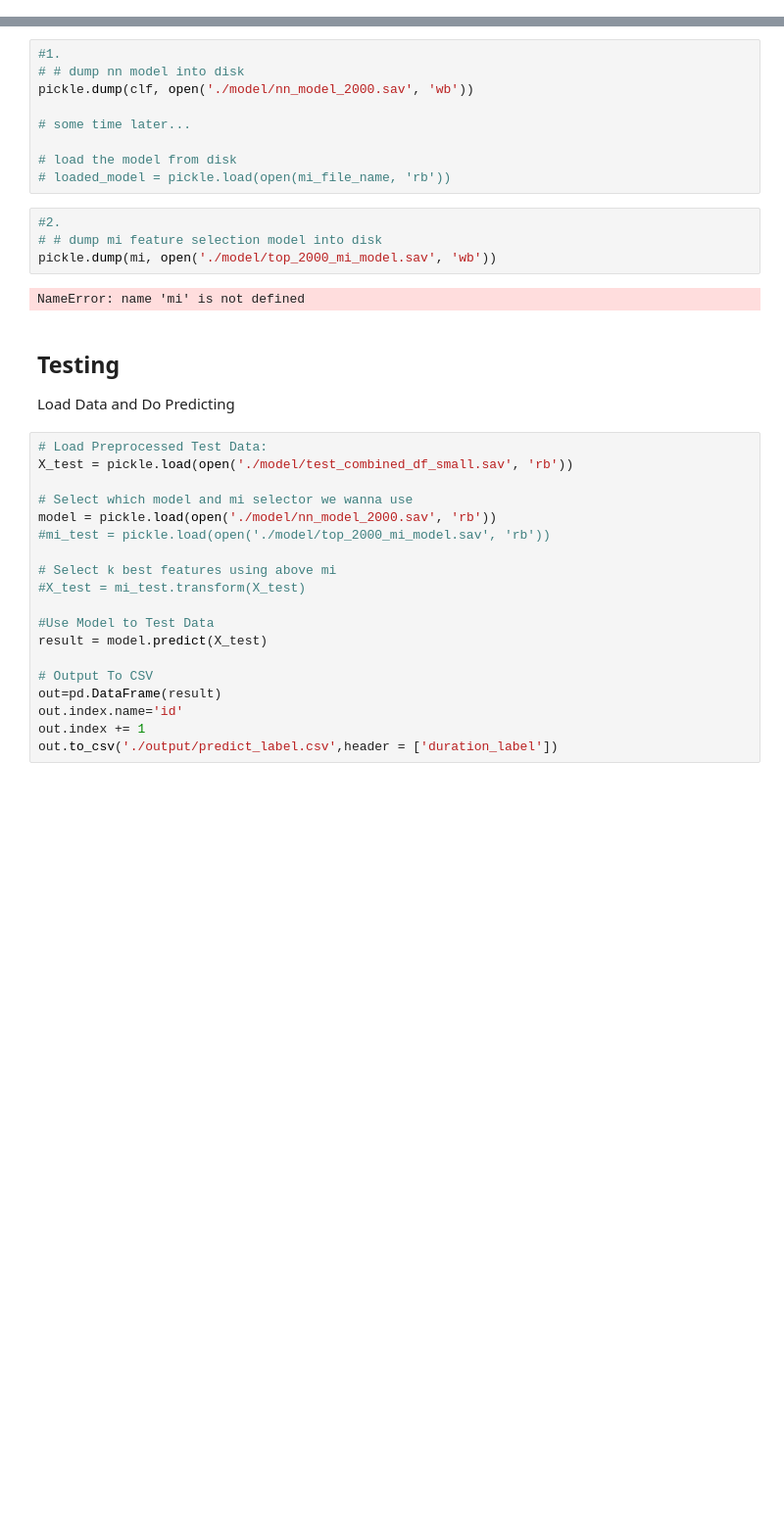
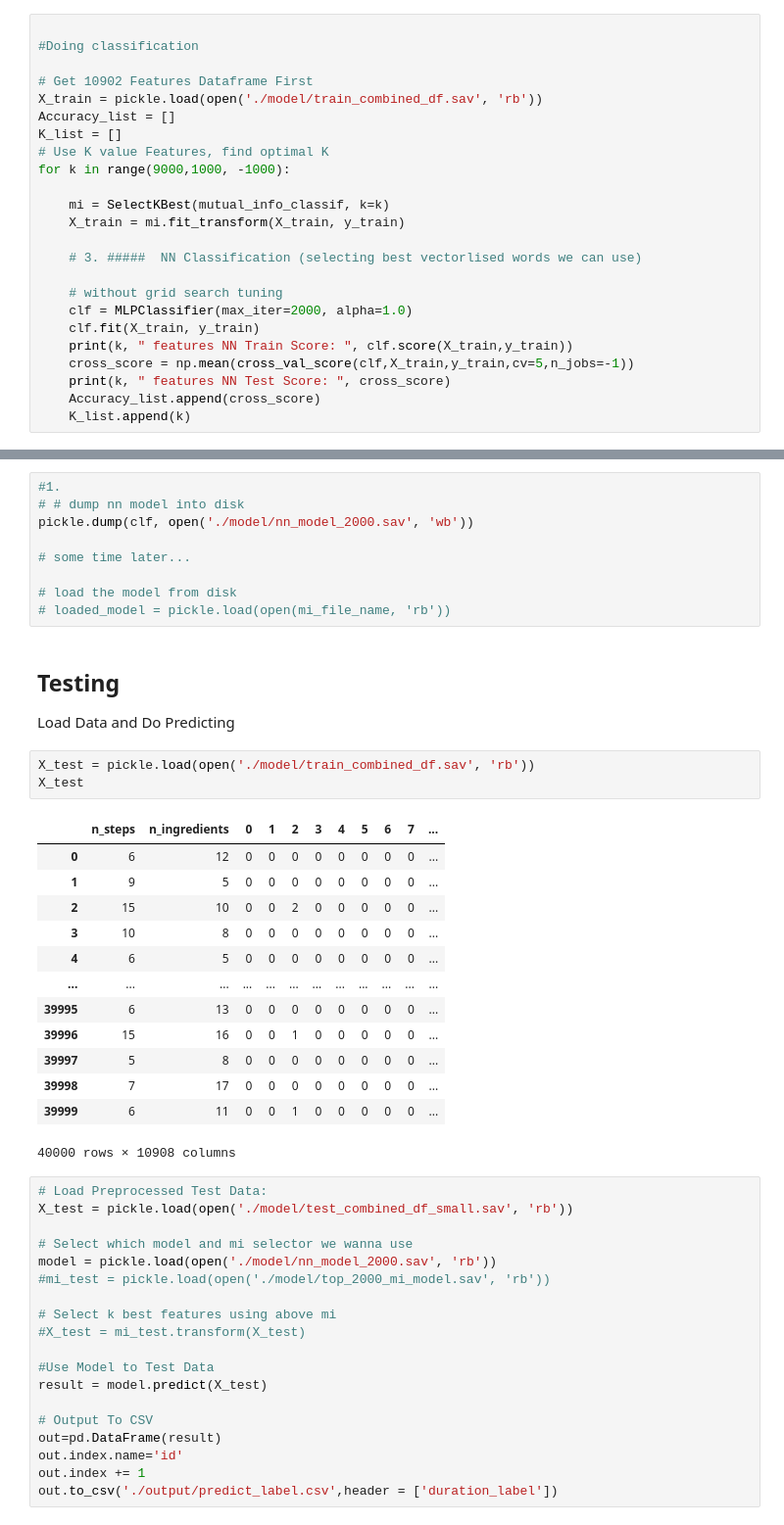
Before and after one commit to lich2000117/Cooking_Time_Estimate, a Jupyter notebook: ass2.ipynb, the cells around one changed output, grey strips where cells are left out. Shown at 98% size. Drawn from its saved outputs; the diff is of its cells as text; blank space fills up the shorter version.

```diff
--- a/ass2.ipynb
+++ b/ass2.ipynb
@@ -507,0 +518,24 @@ Code from Practical-11-2021
+# %%
+
+#Doing classification
+
+# Get 10902 Features Dataframe First
+X_train = pickle.load(open('./model/train_combined_df.sav', 'rb'))
+Accuracy_list = []
+K_list = []
+# Use K value Features, find optimal K
+for k in range(9000,1000, -1000):
+
+    mi = SelectKBest(mutual_info_classif, k=k)
+    X_train = mi.fit_transform(X_train, y_train)
+
+    # 3. #####  NN Classification (selecting best vectorlised words we can use)
+
+    # without grid search tuning
+    clf = MLPClassifier(max_iter=2000, alpha=1.0)
+    clf.fit(X_train, y_train)
+    print(k, " features NN Train Score: ", clf.score(X_train,y_train))
+    cross_score = np.mean(cross_val_score(clf,X_train,y_train,cv=5,n_jobs=-1))
+    print(k, " features NN Test Score: ", cross_score)
+    Accuracy_list.append(cross_score)
+    K_list.append(k)
@@ -580,15 +686,26 @@ pickle.dump(clf, open('./model/nn_model_2000.sav', 'wb'))
 
 # load the model from disk
 # loaded_model = pickle.load(open(mi_file_name, 'rb'))
-# %%
-#2.
-# # dump mi feature selection model into disk
-pickle.dump(mi, open('./model/top_2000_mi_model.sav', 'wb'))
-# %% [output]
-NameError: name 'mi' is not defined
 # %% [markdown]
 ## Testing
 Load Data and Do Predicting
+# %%
+X_test = pickle.load(open('./model/train_combined_df.sav', 'rb'))
+X_test
+# %% [output]
+|  | n_steps | n_ingredients | 0 | 1 | 2 | 3 | 4 | 5 | 6 | 7 | ... |
+| 0 | 6 | 12 | 0 | 0 | 0 | 0 | 0 | 0 | 0 | 0 | ... |
+| 1 | 9 | 5 | 0 | 0 | 0 | 0 | 0 | 0 | 0 | 0 | ... |
+| 2 | 15 | 10 | 0 | 0 | 2 | 0 | 0 | 0 | 0 | 0 | ... |
+| 3 | 10 | 8 | 0 | 0 | 0 | 0 | 0 | 0 | 0 | 0 | ... |
+| 4 | 6 | 5 | 0 | 0 | 0 | 0 | 0 | 0 | 0 | 0 | ... |
+| ... | ... | ... | ... | ... | ... | ... | ... | ... | ... | ... | ... |
+| 39995 | 6 | 13 | 0 | 0 | 0 | 0 | 0 | 0 | 0 | 0 | ... |
+| 39996 | 15 | 16 | 0 | 0 | 1 | 0 | 0 | 0 | 0 | 0 | ... |
+| 39997 | 5 | 8 | 0 | 0 | 0 | 0 | 0 | 0 | 0 | 0 | ... |
+| 39998 | 7 | 17 | 0 | 0 | 0 | 0 | 0 | 0 | 0 | 0 | ... |
+| 39999 | 6 | 11 | 0 | 0 | 1 | 0 | 0 | 0 | 0 | 0 | ... |
+40000 rows × 10908 columns
 # %%
 # Load Preprocessed Test Data:
 X_test = pickle.load(open('./model/test_combined_df_small.sav', 'rb'))
```
Also changed, not shown: parts of 34 cells of this notebook, 16 other files.
